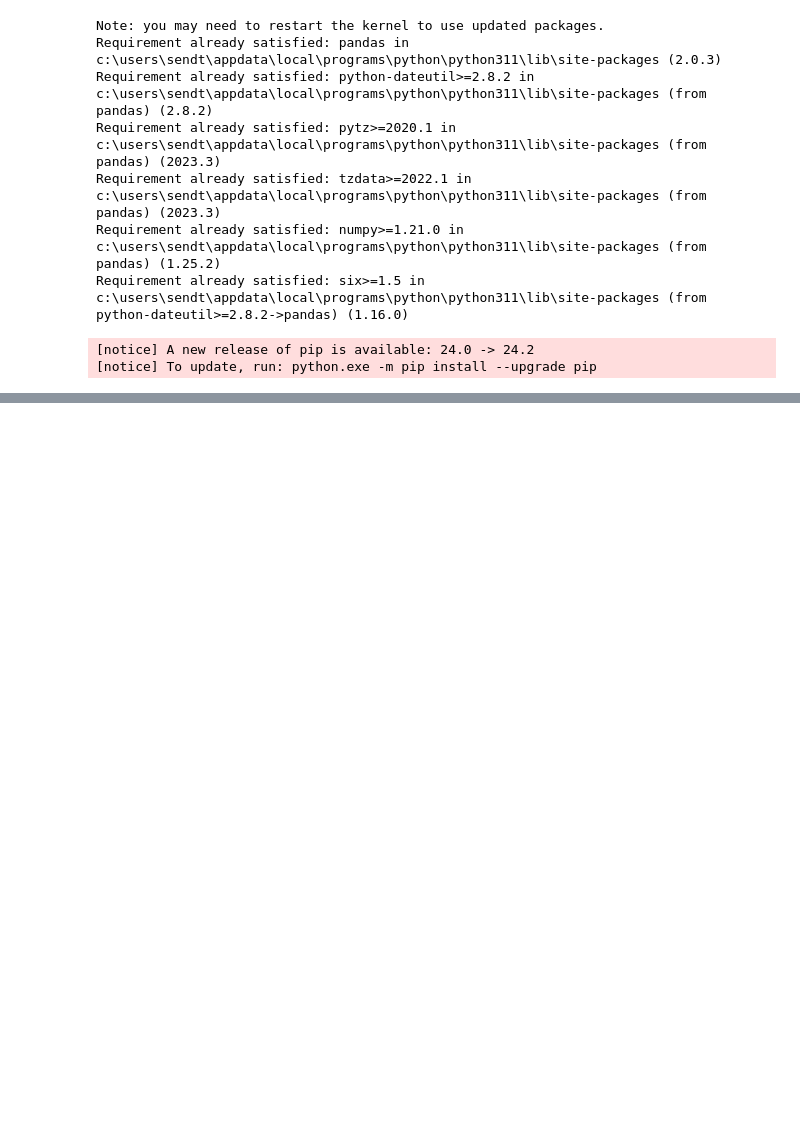
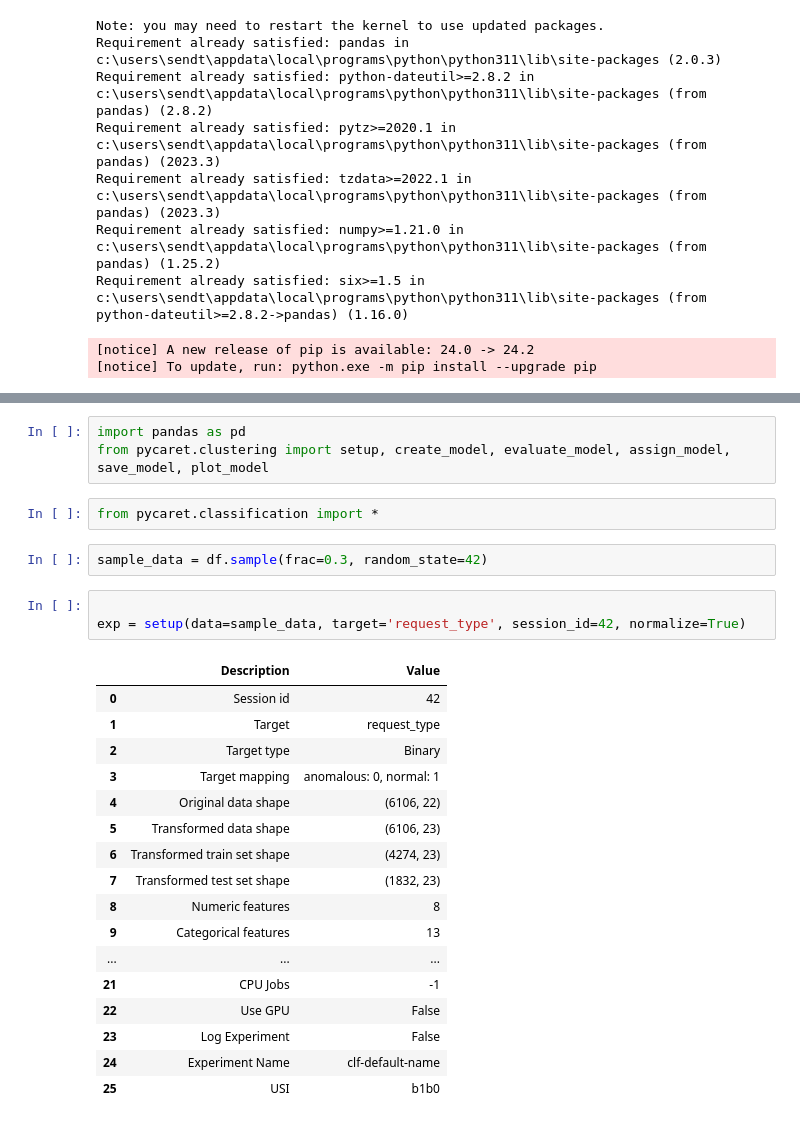
Before and after one commit to pratiyk/ML-based-WAF, a Jupyter notebook: classifier.ipynb, the cells around one changed output, grey strips where cells are left out. Drawn from its saved outputs; the diff is of its cells as text; blank space fills up the shorter version.

```diff
--- a/classifier.ipynb
+++ b/classifier.ipynb
@@ -103,0 +30,28 @@ Transformation Pipeline and Model Successfully Saved
+# %%
+import pandas as pd
+from pycaret.clustering import setup, create_model, evaluate_model, assign_model, save_model, plot_model
+# %%
+from pycaret.classification import *
+# %%
+sample_data = df.sample(frac=0.3, random_state=42)
+# %%
+
+exp = setup(data=sample_data, target='request_type', session_id=42, normalize=True)
+# %% [output]
+|  | Description | Value |
+| 0 | Session id | 42 |
+| 1 | Target | request_type |
+| 2 | Target type | Binary |
+| 3 | Target mapping | anomalous: 0, normal: 1 |
+| 4 | Original data shape | (6106, 22) |
+| 5 | Transformed data shape | (6106, 23) |
+| 6 | Transformed train set shape | (4274, 23) |
+| 7 | Transformed test set shape | (1832, 23) |
+| 8 | Numeric features | 8 |
+| 9 | Categorical features | 13 |
+| ... | ... | ... |
+| 21 | CPU Jobs | -1 |
+| 22 | Use GPU | False |
+| 23 | Log Experiment | False |
+| 24 | Experiment Name | clf-default-name |
+| 25 | USI | b1b0 |
```
Also changed, not shown: parts of 15 cells of this notebook, 3 other files.
